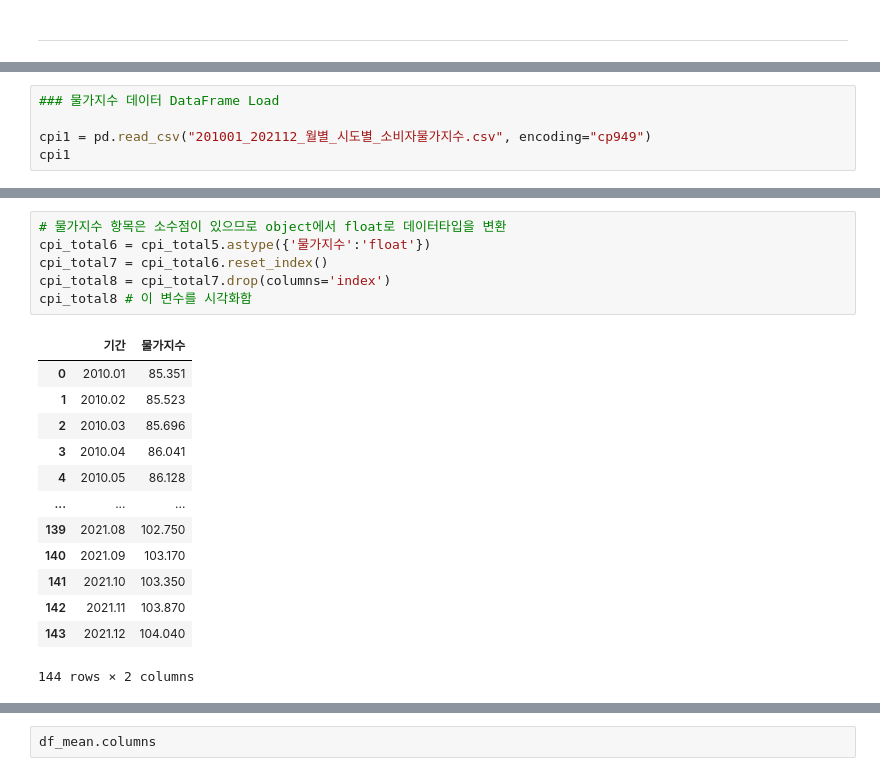
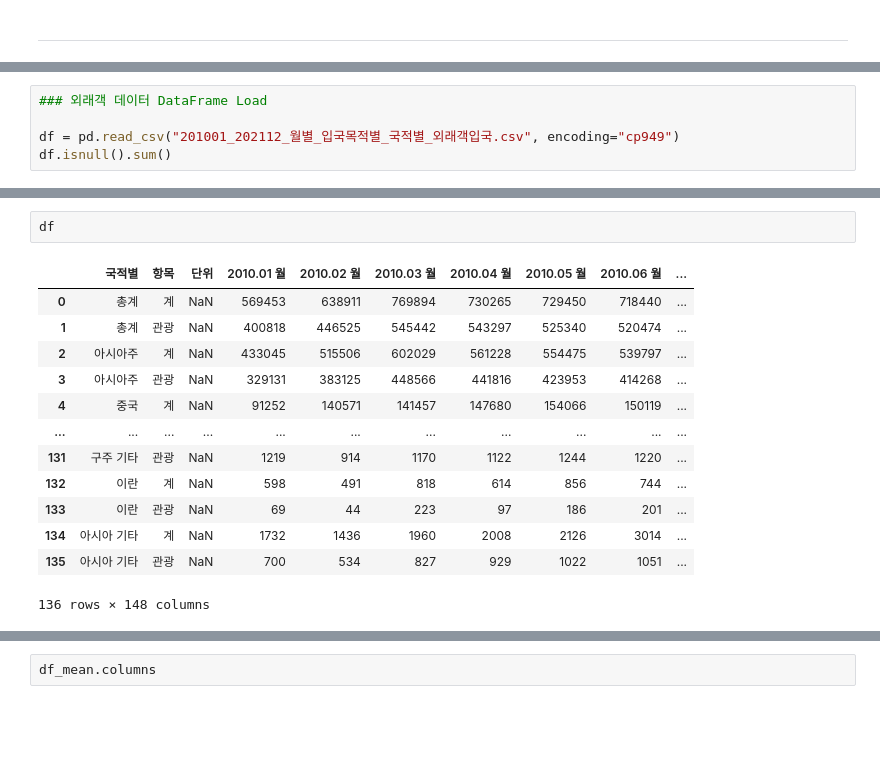
Before and after one commit to ThatHomr/project_2, a Jupyter notebook: project_2_file/Sunghwa/03_Data_Analysis/[문화]입국관광객/[문화]관광목적_외래객_그래프.ipynb, the cells around one changed output, grey strips where cells are left out. Saved outputs shown, nothing was run; the diff lists cells and outputs as text; blank space fills up the shorter version.

```diff
--- a/project_2_file/Sunghwa/03_Data_Analysis/[문화]입국관광객/[문화]관광목적_외래객_그래프.ipynb
+++ b/project_2_file/Sunghwa/03_Data_Analysis/[문화]입국관광객/[문화]관광목적_외래객_그래프.ipynb
@@ -34,6 +32,6 @@ if platform.system() == 'Windows':  # 현재 운영체제가 Windows인 경우
 # %%
-### 물가지수 데이터 DataFrame Load
+### 외래객 데이터 DataFrame Load
 
-cpi1 = pd.read_csv("201001_202112_월별_시도별_소비자물가지수.csv", encoding="cp949")
-cpi1
+df = pd.read_csv("201001_202112_월별_입국목적별_국적별_외래객입국.csv", encoding="cp949")
+df.isnull().sum()
 # %% [output]
@@ -93,20 +50,16 @@ memory usage: 2.4+ KB
-# %%
-# 물가지수 항목은 소수점이 있으므로 object에서 float로 데이터타입을 변환
-cpi_total6 = cpi_total5.astype({'물가지수':'float'})
-cpi_total7 = cpi_total6.reset_index()
-cpi_total8 = cpi_total7.drop(columns='index')
-cpi_total8 # 이 변수를 시각화함
-# %% [output]
-|  | 기간 | 물가지수 |
-| 0 | 2010.01 | 85.351 |
-| 1 | 2010.02 | 85.523 |
-| 2 | 2010.03 | 85.696 |
-| 3 | 2010.04 | 86.041 |
-| 4 | 2010.05 | 86.128 |
-| ... | ... | ... |
-| 139 | 2021.08 | 102.750 |
-| 140 | 2021.09 | 103.170 |
-| 141 | 2021.10 | 103.350 |
-| 142 | 2021.11 | 103.870 |
-| 143 | 2021.12 | 104.040 |
-144 rows × 2 columns
+# %%
+df
+# %% [output]
+|  | 국적별 | 항목 | 단위 | 2010.01 월 | 2010.02 월 | 2010.03 월 | 2010.04 월 | 2010.05 월 | 2010.06 월 | ... |
+| 0 | 총계 | 계 | NaN | 569453 | 638911 | 769894 | 730265 | 729450 | 718440 | ... |
+| 1 | 총계 | 관광 | NaN | 400818 | 446525 | 545442 | 543297 | 525340 | 520474 | ... |
+| 2 | 아시아주 | 계 | NaN | 433045 | 515506 | 602029 | 561228 | 554475 | 539797 | ... |
+| 3 | 아시아주 | 관광 | NaN | 329131 | 383125 | 448566 | 441816 | 423953 | 414268 | ... |
+| 4 | 중국 | 계 | NaN | 91252 | 140571 | 141457 | 147680 | 154066 | 150119 | ... |
+| ... | ... | ... | ... | ... | ... | ... | ... | ... | ... | ... |
+| 131 | 구주 기타 | 관광 | NaN | 1219 | 914 | 1170 | 1122 | 1244 | 1220 | ... |
+| 132 | 이란 | 계 | NaN | 598 | 491 | 818 | 614 | 856 | 744 | ... |
+| 133 | 이란 | 관광 | NaN | 69 | 44 | 223 | 97 | 186 | 201 | ... |
+| 134 | 아시아 기타 | 계 | NaN | 1732 | 1436 | 1960 | 2008 | 2126 | 3014 | ... |
+| 135 | 아시아 기타 | 관광 | NaN | 700 | 534 | 827 | 929 | 1022 | 1051 | ... |
+136 rows × 148 columns
```
Also changed, not shown: parts of 20 cells of this notebook.
